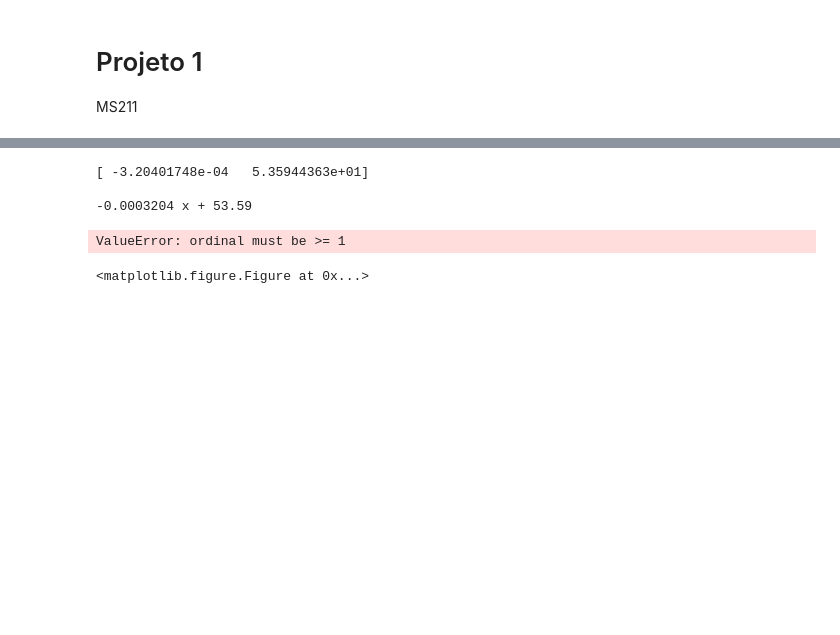
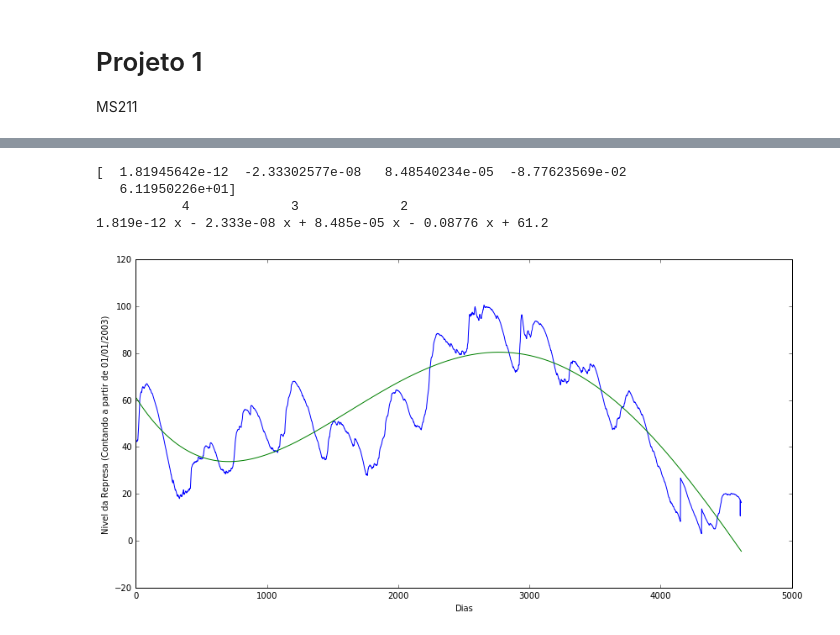
Before and after one commit to faciolihenrique/ms211, a Jupyter notebook: proj1.ipynb, the cells around one changed output, grey strips where cells are left out. Cells and saved outputs as stored; diff of their text form; code cells hidden in the pictures; blank space fills up the shorter version.

```diff
--- a/proj1.ipynb
+++ b/proj1.ipynb
@@ -41,18 +57,19 @@ plt.xlabel('Dias')
 # %%
-coeficientes = np.polyfit(dias ,niveis,1)
+coeficientes = np.polyfit(dias,niveis,4)
 
 polinomio = np.poly1d(coeficientes)
 
 print(coeficientes)
 print(polinomio)
 
-plt.plot(datas,niveis,'o')
-plt.plot(dias, polinomio(dias))
-
+plt.plot(dias, niveis, dias, polinomio(dias))
+plt.ylabel('Nivel da Represa (Contando a partir de 01/01/2003)')
+plt.xlabel('Dias')
+plt.gcf().set_size_inches(14,7)
 plt.show()
 # %% [output]
-[ -3.20401748e-04   5.35944363e+01]
-
--0.0003204 x + 53.59
+[  1.81945642e-12  -2.33302577e-08   8.48540234e-05  -8.77623569e-02
+   6.11950226e+01]
+           4             3             2
+1.819e-12 x - 2.333e-08 x + 8.485e-05 x - 0.08776 x + 61.2
-ValueError: ordinal must be >= 1
-<matplotlib.figure.Figure at 0x...>
+[figure, added]
```
Also changed, not shown: parts of 7 cells of this notebook.
